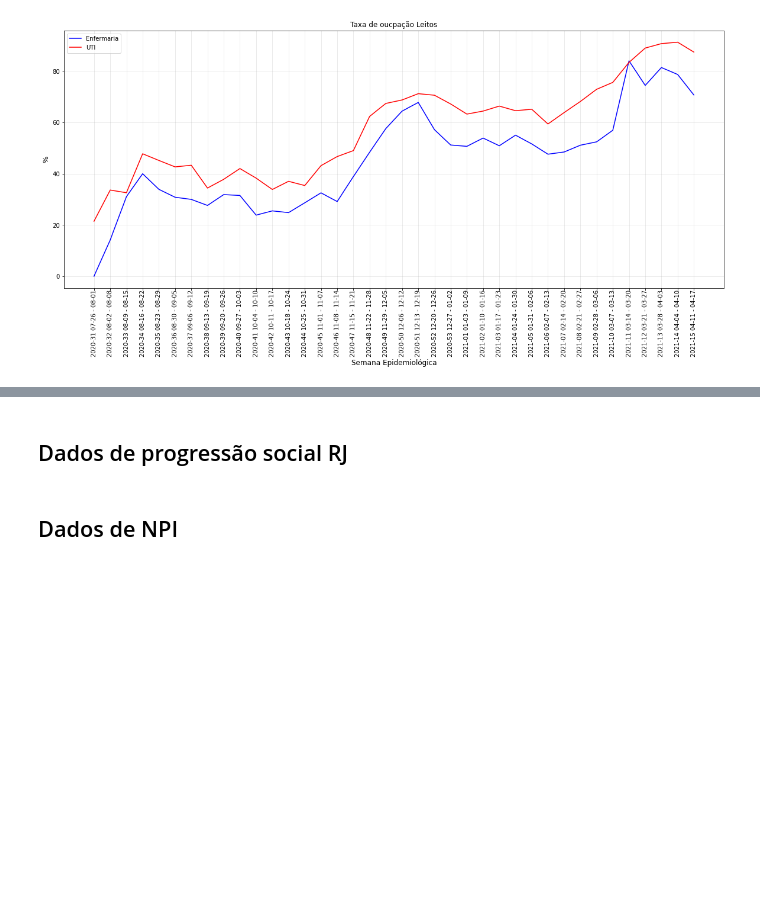
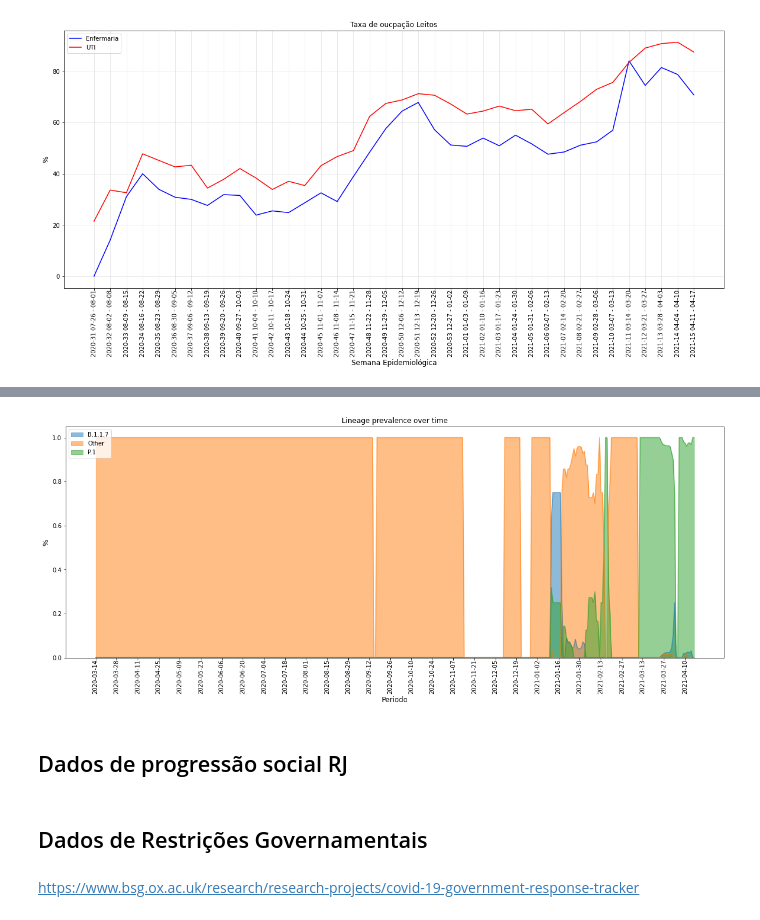
Before and after one commit to fbosousa/covid19, a Jupyter notebook: dados_rj.ipynb, the cells around one changed output, grey strips where cells are left out. Saved outputs shown, nothing was run; the diff lists cells and outputs as text; code cells hidden in the pictures; blank space fills up the shorter version.

Commit message:
novos dados

```diff
--- a/dados_rj.ipynb
+++ b/dados_rj.ipynb
@@ -281,0 +292,6 @@ plt.show()
+# %%
+lineage_prevalence = pd.read_json (r'data/RJ/outbreakinfo_mutation_report_data_2021-05-12.json')
+lineage_prevalence.drop(["source"],axis='columns', inplace=True)
+lineage_prevalence = lineage_prevalence.set_index('date_time')
+print("Shape of dataset: ", lineage_prevalence.shape)
+lineage_prevalence
@@ -282,4 +314,18 @@ plt.show()
+# %%
+fig,ax= plt.subplots(figsize = (20, 8))
+xtick_labels = lineage_prevalence.index.values.astype('M8[D]').tolist()[::14]
+lineage_prevalence.plot(kind='area', ax=ax, stacked=False,xticks=xtick_labels)
+ax.set_ylabel('%',fontsize = 12)
+ax.set_xticklabels(xtick_labels, rotation=90, fontdict={'horizontalalignment': 'center', 'verticalalignment': 'center_baseline'})
+ax.set_xlabel('Periodo',fontsize = 12)
+ax.set_title("Lineage prevalence over time", fontsize = 12)
+ax.legend(loc = "upper left", fontsize = 10)
+plt.show()
+# %% [output]
+[figure, added]
 # %% [markdown]
 ## Dados de progressão social RJ
 # %% [markdown]
-## Dados de NPI
+## Dados de Restrições Governamentais
+# %% [markdown]
+https://www.bsg.ox.ac.uk/research/research-projects/covid-19-government-response-tracker
```
Also changed, not shown: parts of 17 cells of this notebook.
